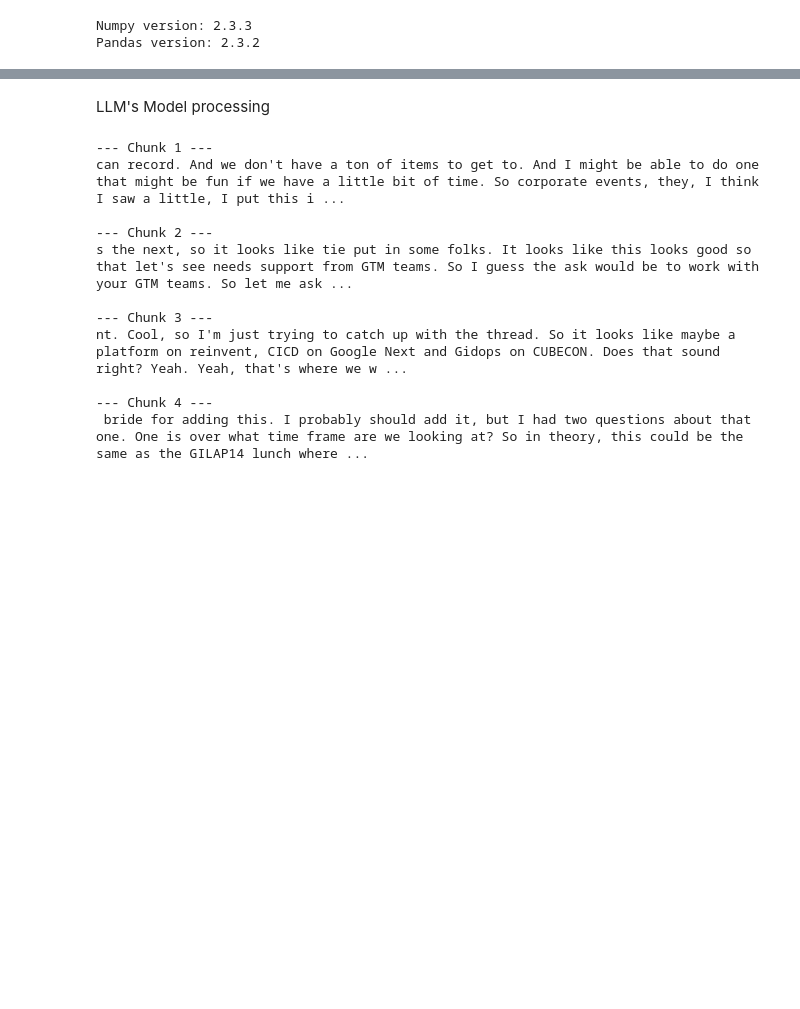
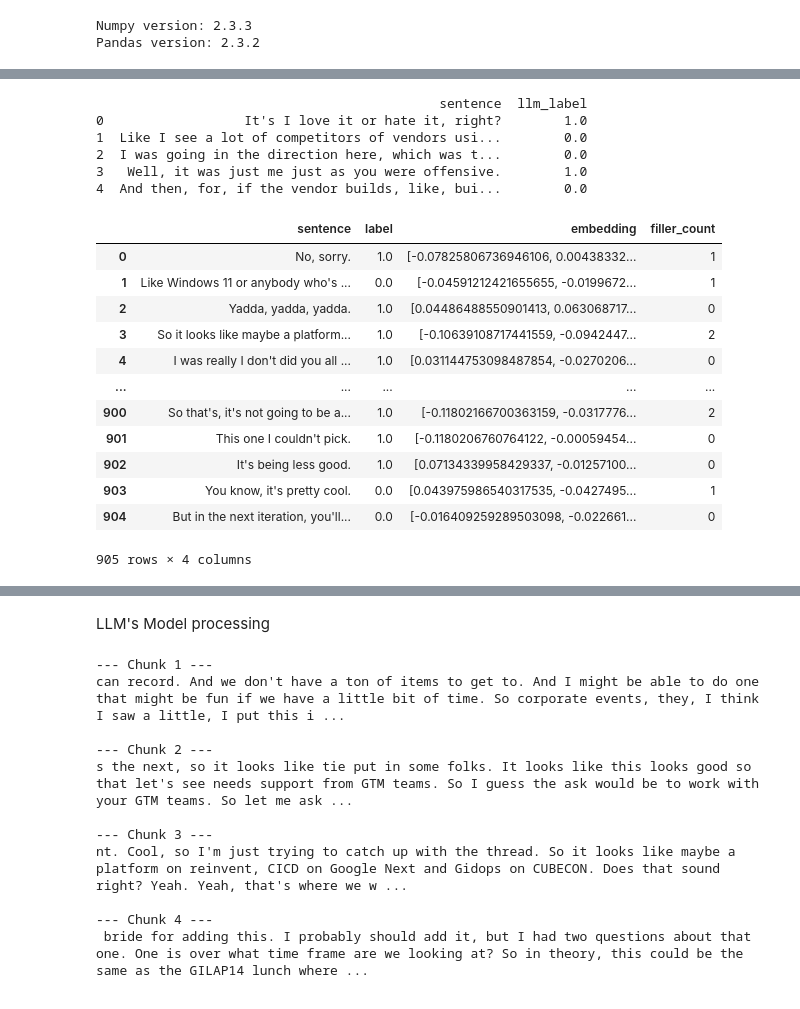
Before and after one commit to SachinHitsGit/AI-Report-Generator, a Jupyter notebook: Optimizing/dataset.ipynb, the cells around one changed output, grey strips where cells are left out. Cells and saved outputs as stored; diff of their text form; code cells hidden in the pictures; blank space fills up the shorter version.

```diff
--- a/Optimizing/dataset.ipynb
+++ b/Optimizing/dataset.ipynb
@@ -119,0 +244,23 @@ for cluster_id, sentences in clustered_sentences.items():
+# %%
+import pandas as pd
+
+# Step 1: Load the labeled CSV
+df = pd.read_csv("llm_relabelled.csv")
+
+# Preview the first few rows
+print(df.head())
+# %% [output]
+                                            sentence  llm_label
+0                  It's I love it or hate it, right?        1.0
+1  Like I see a lot of competitors of vendors usi...        0.0
+2  I was going in the direction here, which was t...        0.0
+3   Well, it was just me just as you were offensive.        1.0
+4  And then, for, if the vendor builds, like, bui...        0.0
+# %%
+df = df.rename(columns={'llm_label': 'label'})
+# %%
+fillers = pd.read_csv("fillers.txt", header=None, names=['sentence'])
+
+fillers['label'] = 1
+
+df = pd.concat([df, fillers], ignore_index=True)
@@ -119,0 +269,34 @@ for cluster_id, sentences in clustered_sentences.items():
+# %%
+from sentence_transformers import SentenceTransformer
+device = 'cpu'
+model = SentenceTransformer('all-MiniLM-L6-v2',device = device)
+embeddings = model.encode(df['sentence'].tolist(), show_progress_bar=True)
+
+df['embedding'] = embeddings.tolist()
+# %%
+filler_words = [
+    "um", "uh", "like", "you know", "i mean", "so", "well", "actually", "basically",
+    "literally", "sort of", "kind of", "you see", "right", "hmm"
+]
+def count_filler_words(sentence, filler_list):
+    sentence = sentence.lower()
+    count = 0
+    for filler in filler_list:
+        count += sentence.count(filler)
+    return count
+df['filler_count'] = df['sentence'].apply(lambda x: count_filler_words(x, filler_words))
+df
+# %% [output]
+|  | sentence | label | embedding | filler_count |
+| 0 | No, sorry. | 1.0 | [-0.07825806736946106, 0.00438332... | 1 |
+| 1 | Like Windows 11 or anybody who's ... | 0.0 | [-0.04591212421655655, -0.0199672... | 1 |
+| 2 | Yadda, yadda, yadda. | 1.0 | [0.04486488550901413, 0.063068717... | 0 |
+| 3 | So it looks like maybe a platform... | 1.0 | [-0.10639108717441559, -0.0942447... | 2 |
+| 4 | I was really I don't did you all ... | 1.0 | [0.031144753098487854, -0.0270206... | 0 |
+| ... | ... | ... | ... | ... |
+| 900 | So that's, it's not going to be a... | 1.0 | [-0.11802166700363159, -0.0317776... | 2 |
+| 901 | This one I couldn't pick. | 1.0 | [-0.1180206760764122, -0.00059454... | 0 |
+| 902 | It's being less good. | 1.0 | [0.07134339958429337, -0.01257100... | 0 |
+| 903 | You know, it's pretty cool. | 0.0 | [0.043975986540317535, -0.0427495... | 1 |
+| 904 | But in the next iteration, you'll... | 0.0 | [-0.016409259289503098, -0.022661... | 0 |
+905 rows × 4 columns
```
Also changed, not shown: parts of 31 cells of this notebook, 13 other files.
